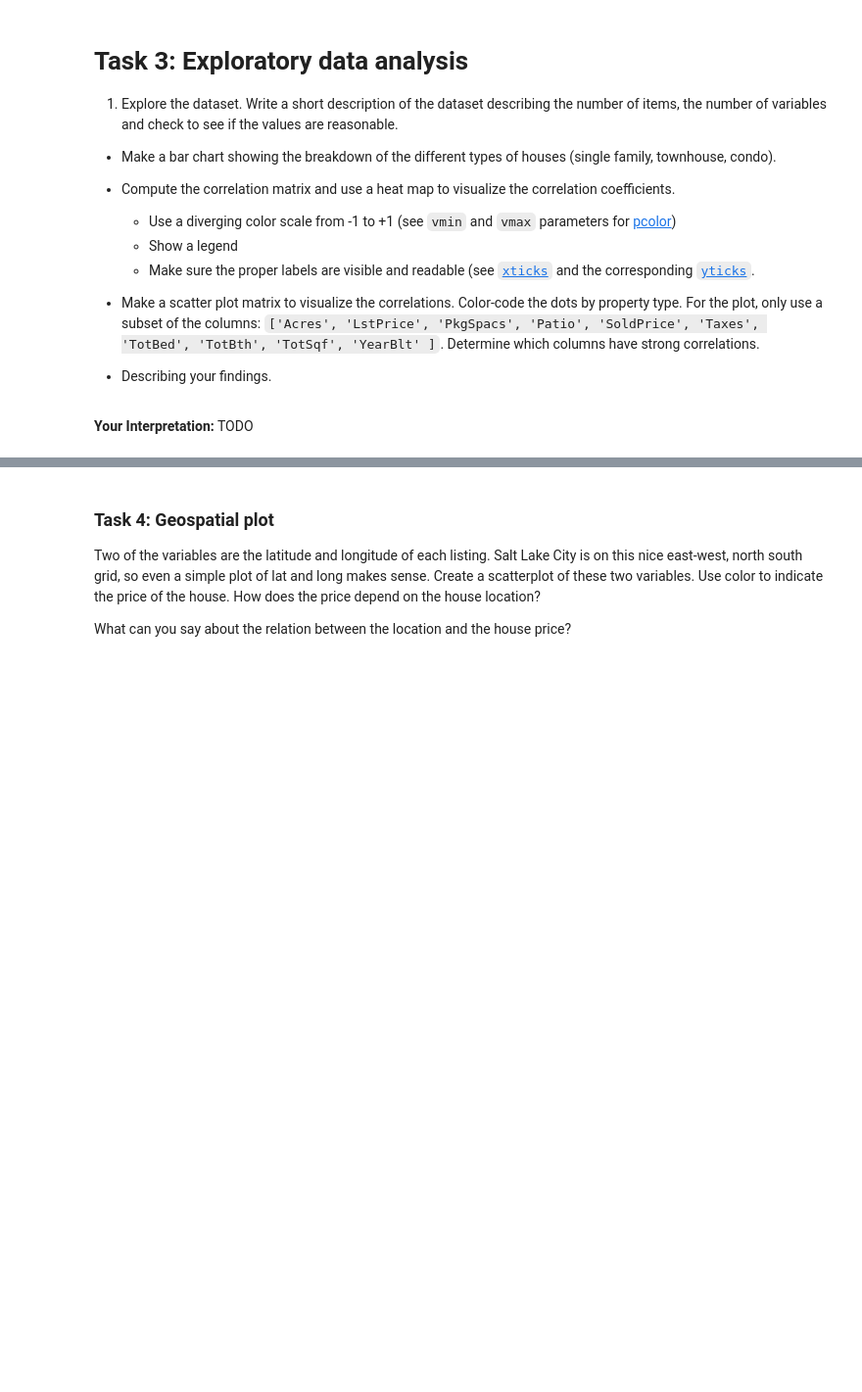
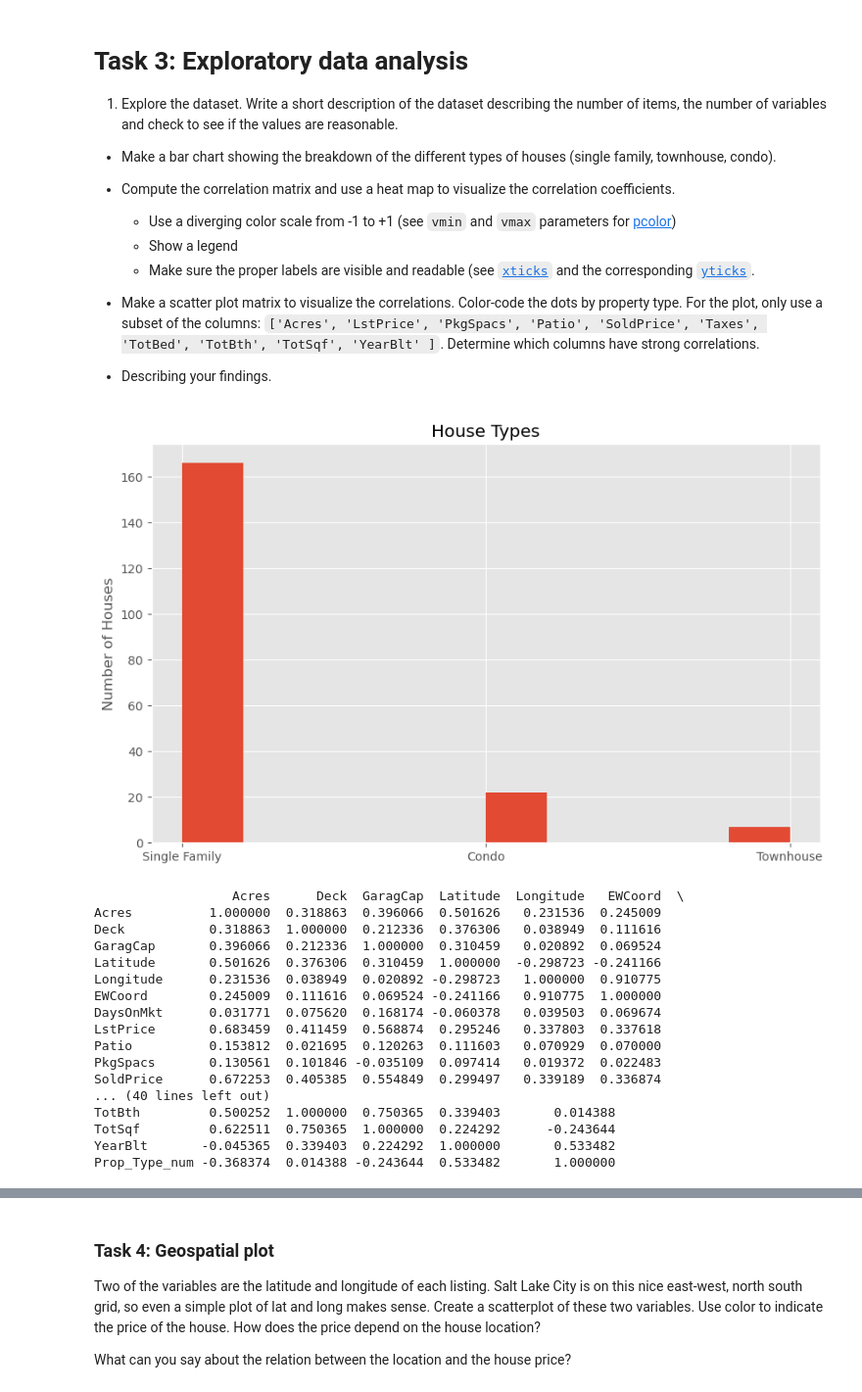
Before and after one commit to lissafriz/2023-datascience-homework, a Jupyter notebook: HW5/HW5.ipynb, the cells around one changed output, grey strips where cells are left out. Shown at 98% size. Drawn from its saved outputs; the diff is of its cells as text; code cells hidden in the pictures; blank space fills up the shorter version.

```diff
--- a/HW5/HW5.ipynb
+++ b/HW5/HW5.ipynb
@@ -57,15 +58,28 @@ $$
 $$
 + Remove the listings with erroneous `Longitude` (one has Longitude = 0) and `Taxes` values (two have unreasonably large values).
 # %%
-# your code goes here
+# exclude too high or too low prices
 price_mask = (train['SoldPrice'] >= 300000) & (train['SoldPrice'] <= 900000)
 train = train.loc[price_mask]
+
+# remove columns we will not need
 train = train[['Acres', 'Deck', 'GaragCap', 'Latitude', 'Longitude','EWCoord', 'DaysOnMkt',
                'LstPrice', 'Patio', 'PkgSpacs', 'PropType', 'SoldPrice', 'Taxes', 'TotBed', 'TotBth', 'TotSqf', 'YearBlt']]
-for x in train['TotSqf']:
-    x = int(x.replace(',', ''))
 
-train['Prop_Type_num'] = [0]*len(train['PropType'])
+# change string values to integers
+train['TotSqf'] = train['TotSqf'].str.replace(',', '')
+train['TotSqf'] = train['TotSqf'].astype(int)
 
-print(train['TotSqf'])
+# create boolean values for property type
+train['Prop_Type_num'] = ((train['PropType'] == 'Condo') | (train['PropType'] == 'Townhouse')).astype(int)
+
+# remove high tax values
+tax_mask = train['Taxes'] <= 11000
+train = train.loc[tax_mask]
+
+# remove bad longitude values
+longitude_mask = abs(train['Longitude']) > 0
+train = train.loc[longitude_mask]
+
+train
 # %% [output]
@@ -101,2 +114,41 @@ Name: TotSqf, Length: 198, dtype: object
-# %% [markdown]
-**Your Interpretation:** TODO
+# %%
+# bar chart of house type
+plt.hist(train['PropType'])
+plt.title('House Types')
+plt.ylabel('Number of Houses')
+plt.show()
+
+# list of labels for axes
+labels = ['Acres', 'Deck', 'GaragCap', 'Latitude', 'Longitude','EWCoord', 'DaysOnMkt',
+               'LstPrice', 'Patio', 'PkgSpacs', 'PropType', 'SoldPrice', 'Taxes', 'TotBed', 'TotBth', 'TotSqf', 'YearBlt']
+
+# correlation matrix
+print(train.corr())
+plt.pcolor(train.corr(), cmap = 'inferno', vmin = -1, vmax = 1);
+plt.colorbar(mpl.cm.ScalarMappable(norm=mpl.colors.Normalize(vmin=-1, vmax=1, clip=False), cmap= 'inferno'))
+plt.xticks(range(train.select_dtypes(['number']).shape[1]), train.select_dtypes(['number']).columns, fontsize=14, rotation=45)
+plt.yticks(range(train.select_dtypes(['number']).shape[1]), train.select_dtypes(['number']).columns, fontsize=14)
+plt.show()
+
+# scatter plot matrix
+scatter_mat = train[['Acres', 'LstPrice', 'PkgSpacs', 'Patio', 'SoldPrice', 'Taxes', 'TotBed', 'TotBth', 'TotSqf', 'YearBlt']]
+pd.plotting.scatter_matrix(scatter_mat.corr(), figsize = (14, 14,), diagonal = 'hist');
+# %% [output]
+[figure, added]
+                  Acres      Deck  GaragCap  Latitude  Longitude   EWCoord  \
+Acres          1.000000  0.318863  0.396066  0.501626   0.231536  0.245009
+Deck           0.318863  1.000000  0.212336  0.376306   0.038949  0.111616
+GaragCap       0.396066  0.212336  1.000000  0.310459   0.020892  0.069524
+Latitude       0.501626  0.376306  0.310459  1.000000  -0.298723 -0.241166
+Longitude      0.231536  0.038949  0.020892 -0.298723   1.000000  0.910775
+EWCoord        0.245009  0.111616  0.069524 -0.241166   0.910775  1.000000
+DaysOnMkt      0.031771  0.075620  0.168174 -0.060378   0.039503  0.069674
+LstPrice       0.683459  0.411459  0.568874  0.295246   0.337803  0.337618
+Patio          0.153812  0.021695  0.120263  0.111603   0.070929  0.070000
+PkgSpacs       0.130561  0.101846 -0.035109  0.097414   0.019372  0.022483
+SoldPrice      0.672253  0.405385  0.554849  0.299497   0.339189  0.336874
+... (40 lines left out)
+TotBth         0.500252  1.000000  0.750365  0.339403       0.014388
+TotSqf         0.622511  0.750365  1.000000  0.224292      -0.243644
+YearBlt       -0.045365  0.339403  0.224292  1.000000       0.533482
+Prop_Type_num -0.368374  0.014388 -0.243644  0.533482       1.000000
```
Also changed, not shown: parts of 15 cells of this notebook.
